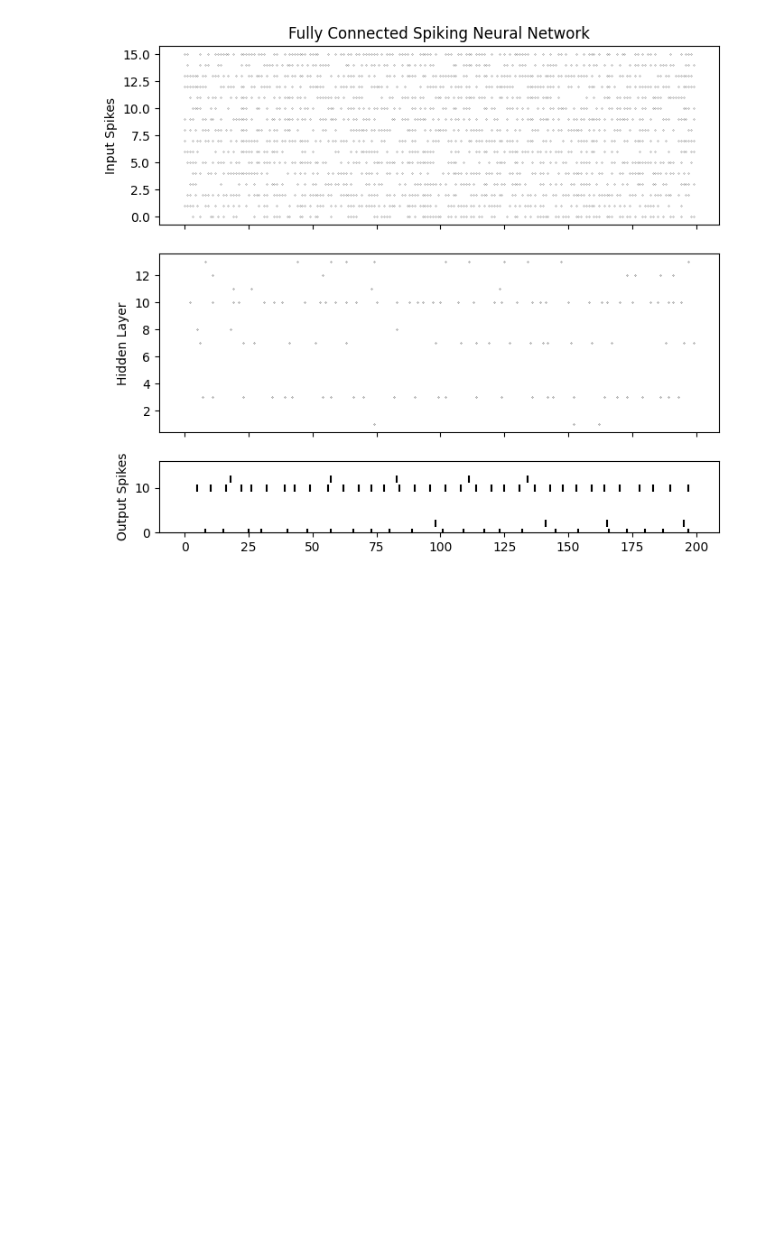
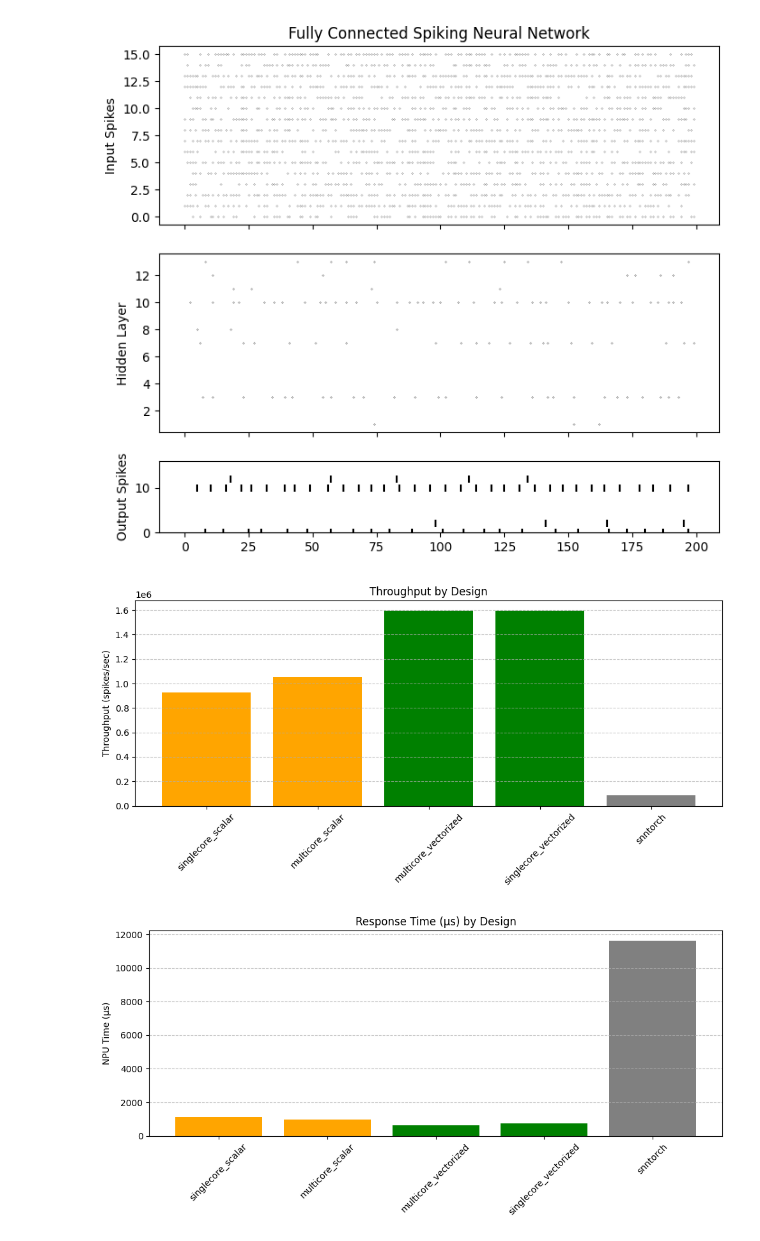
Before and after one commit to necst/SNN-NPU-DL_Framework, a Jupyter notebook: snnDenseLayer/ComparisonSNN.ipynb, the cells around one changed output. Drawn from its saved outputs; the diff is of its cells as text; code cells hidden in the pictures; blank space fills up the shorter version.

```diff
--- a/snnDenseLayer/ComparisonSNN.ipynb
+++ b/snnDenseLayer/ComparisonSNN.ipynb
@@ -248,6 +244,42 @@ def plot_snn_spikes(spk_in, spk1_rec, spk2_rec, num_outputs, title):
   ax[2].set_ylim([0, num_outputs])
 
   plt.show()
+
+def plot_metrics(all_metrics):
+    # Extract data
+    designs = [m['design'] for m in metrics]
+    throughputs = [m['throughput'] for m in metrics]
+    npu_times = [m['npu_time'] for m in metrics]
+
+    # Color coding based on vectorized/scalar
+    colors = []
+    for d in designs:
+        if 'vectorized' in d:
+            colors.append('green')
+        elif 'scalar' in d:
+            colors.append('orange')
+        else:
+            colors.append('gray')  # snntorch or others
+
+    # Plot 1: Throughput
+    plt.figure(figsize=(10, 5))
+    plt.bar(designs, throughputs, color=colors)
+    plt.ylabel('Throughput (spikes/sec)')
+    plt.title('Throughput by Design')
+    plt.xticks(rotation=45)
+    plt.grid(axis='y', linestyle='--', alpha=0.7)
+    plt.tight_layout()
+    plt.show()
+
+    # Plot 2: NPU Time
+    plt.figure(figsize=(10, 5))
+    plt.bar(designs, npu_times, color=colors)
+    plt.ylabel('NPU Time (µs)')
+    plt.title('Response Time (µs) by Design')
+    plt.xticks(rotation=45)
+    plt.grid(axis='y', linestyle='--', alpha=0.7)
+    plt.tight_layout()
+    plt.show()
 # %% [markdown]
 # SNN models
 # %% [markdown]
@@ -495,3 +588,9 @@ spk2_rec = torch.stack(spk2_rec)
 plot_snn_spikes(spk_in, spk1_rec, spk2_rec, num_outputs, "Fully Connected Spiking Neural Network")
 # %% [output]
 [figure]
+# %%
+metrics = [{'design': 'singlecore_scalar', 'npu_time': 1107.0, 'throughput': 925859.0, 'test_status': 'PASS'},{'design': 'multicore_scalar', 'npu_time': 974.0, 'throughput': 1053500.0, 'test_status': 'FAIL'}, {'design': 'multicore_vectorized', 'npu_time': 642.0, 'throughput': 1597500.0, 'test_status': 'PASS'}, {'design': 'singlecore_vectorized', 'npu_time': 755.0, 'throughput': 1597500.0, 'test_status': 'PASS'}, {'design': 'snntorch', 'npu_time': 11634.89, 'throughput': 88010.11, 'test_status': 'PASS'}]
+plot_metrics(metrics)
+# %% [output]
+[figure, added]
+[figure, added]
```
Also changed, not shown: parts of 21 cells of this notebook, 2 other files.
